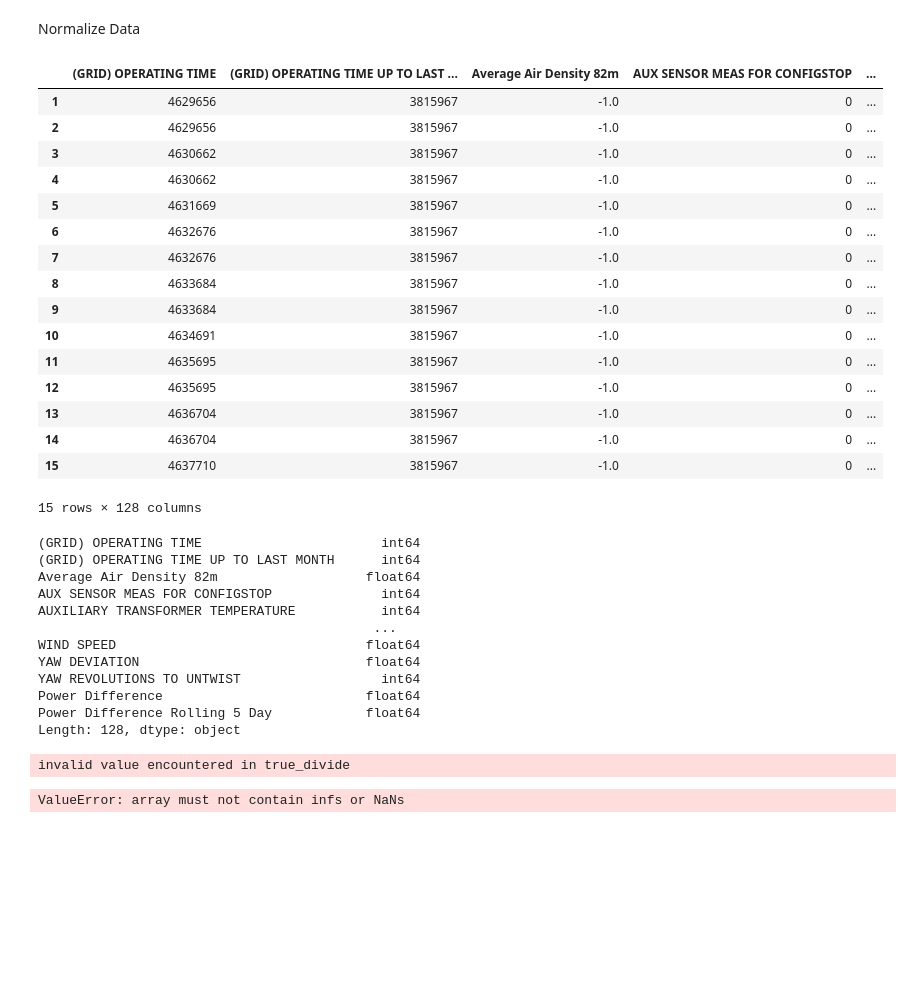
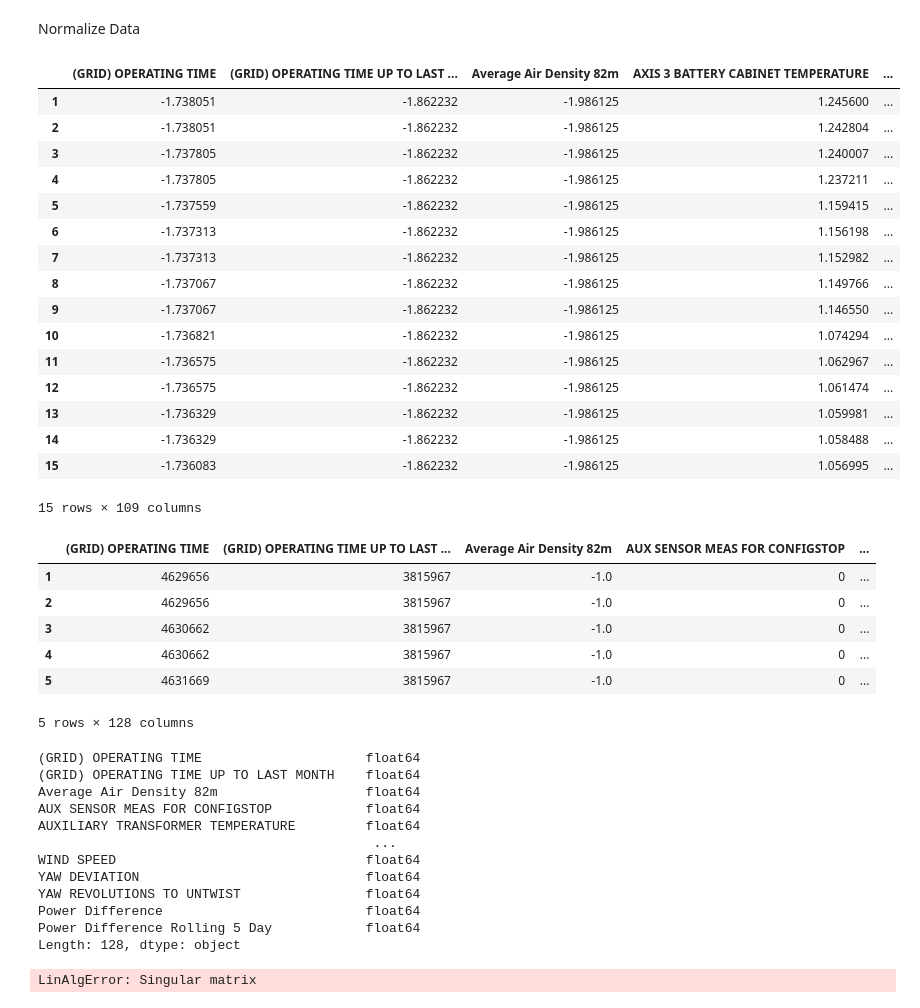
Before and after one commit to Cmerdman/hack2022, a Jupyter notebook: AEP.ipynb, the cells around one changed output. Drawn from its saved outputs; the diff is of its cells as text; code cells hidden in the pictures; blank space fills up the shorter version.

```diff
--- a/AEP.ipynb
+++ b/AEP.ipynb
@@ -442,52 +459,62 @@ Y = datA['Turbine']
 Normalize Data
 # %%
 normalized_X=(X-X.mean())/X.std()
+# %%
+normalized_X = normalized_X.dropna(axis=1, how='all')
+normalized_X.head(15)
+# %% [output]
+|  | (GRID) OPERATING TIME | (GRID) OPERATING TIME UP TO LAST ... | Average Air Density 82m | AXIS 3 BATTERY CABINET TEMPERATURE | ... |
+| 1 | -1.738051 | -1.862232 | -1.986125 | 1.245600 | ... |
+| 2 | -1.738051 | -1.862232 | -1.986125 | 1.242804 | ... |
+| 3 | -1.737805 | -1.862232 | -1.986125 | 1.240007 | ... |
+| 4 | -1.737805 | -1.862232 | -1.986125 | 1.237211 | ... |
+| 5 | -1.737559 | -1.862232 | -1.986125 | 1.159415 | ... |
+| 6 | -1.737313 | -1.862232 | -1.986125 | 1.156198 | ... |
+| 7 | -1.737313 | -1.862232 | -1.986125 | 1.152982 | ... |
+| 8 | -1.737067 | -1.862232 | -1.986125 | 1.149766 | ... |
+| 9 | -1.737067 | -1.862232 | -1.986125 | 1.146550 | ... |
+| 10 | -1.736821 | -1.862232 | -1.986125 | 1.074294 | ... |
+| 11 | -1.736575 | -1.862232 | -1.986125 | 1.062967 | ... |
+| 12 | -1.736575 | -1.862232 | -1.986125 | 1.061474 | ... |
+| 13 | -1.736329 | -1.862232 | -1.986125 | 1.059981 | ... |
+| 14 | -1.736329 | -1.862232 | -1.986125 | 1.058488 | ... |
+| 15 | -1.736083 | -1.862232 | -1.986125 | 1.056995 | ... |
+15 rows × 109 columns
 # %%
-X.head(15)
+X.head()
 # %% [output]
 |  | (GRID) OPERATING TIME | (GRID) OPERATING TIME UP TO LAST ... | Average Air Density 82m | AUX SENSOR MEAS FOR CONFIGSTOP | ... |
 | 1 | 4629656 | 3815967 | -1.0 | 0 | ... |
 | 2 | 4629656 | 3815967 | -1.0 | 0 | ... |
 | 3 | 4630662 | 3815967 | -1.0 | 0 | ... |
 | 4 | 4630662 | 3815967 | -1.0 | 0 | ... |
 | 5 | 4631669 | 3815967 | -1.0 | 0 | ... |
-| 6 | 4632676 | 3815967 | -1.0 | 0 | ... |
-| 7 | 4632676 | 3815967 | -1.0 | 0 | ... |
-| 8 | 4633684 | 3815967 | -1.0 | 0 | ... |
-| 9 | 4633684 | 3815967 | -1.0 | 0 | ... |
-| 10 | 4634691 | 3815967 | -1.0 | 0 | ... |
-| 11 | 4635695 | 3815967 | -1.0 | 0 | ... |
-| 12 | 4635695 | 3815967 | -1.0 | 0 | ... |
-| 13 | 4636704 | 3815967 | -1.0 | 0 | ... |
-| 14 | 4636704 | 3815967 | -1.0 | 0 | ... |
-| 15 | 4637710 | 3815967 | -1.0 | 0 | ... |
-15 rows × 128 columns
+5 rows × 128 columns
 # %%
-X.dtypes
+normalized_X.dtypes
 # %% [output]
-(GRID) OPERATING TIME                       int64
-(GRID) OPERATING TIME UP TO LAST MONTH      int64
+(GRID) OPERATING TIME                     float64
+(GRID) OPERATING TIME UP TO LAST MONTH    float64
 Average Air Density 82m                   float64
-AUX SENSOR MEAS FOR CONFIGSTOP              int64
-AUXILIARY TRANSFORMER TEMPERATURE           int64
+AUX SENSOR MEAS FOR CONFIGSTOP            float64
+AUXILIARY TRANSFORMER TEMPERATURE         float64
                                            ...
 WIND SPEED                                float64
 YAW DEVIATION                             float64
-YAW REVOLUTIONS TO UNTWIST                  int64
+YAW REVOLUTIONS TO UNTWIST                float64
 Power Difference                          float64
 Power Difference Rolling 5 Day            float64
 Length: 128, dtype: object
 # %%
-fa = FactorAnalyzer(rotation = None,impute = "drop",n_factors=X.shape[1])
-fa.fit(X)
+fa = FactorAnalyzer(rotation = None,impute = "drop",n_factors=normalized_X.shape[1])
+fa.fit(normalized_X)
 ev,_ = fa.get_eigenvalues()
 
-plt.scatter(range(1,X.shape[1]+1),ev)
-plt.plot(range(1,X.shape[1]+1),ev)
+plt.scatter(range(1,normalized_X.shape[1]+1),ev)
+plt.plot(range(1,normalized_X.shape[1]+1),ev)
 plt.title('Scree Plot')
 plt.xlabel('Factors')
 plt.ylabel('Variance Explained')
 plt.grid()
 # %% [output]
-invalid value encountered in true_divide
+LinAlgError: Singular matrix
-ValueError: array must not contain infs or NaNs
```
Also changed, not shown: parts of 1 cell of this notebook.
